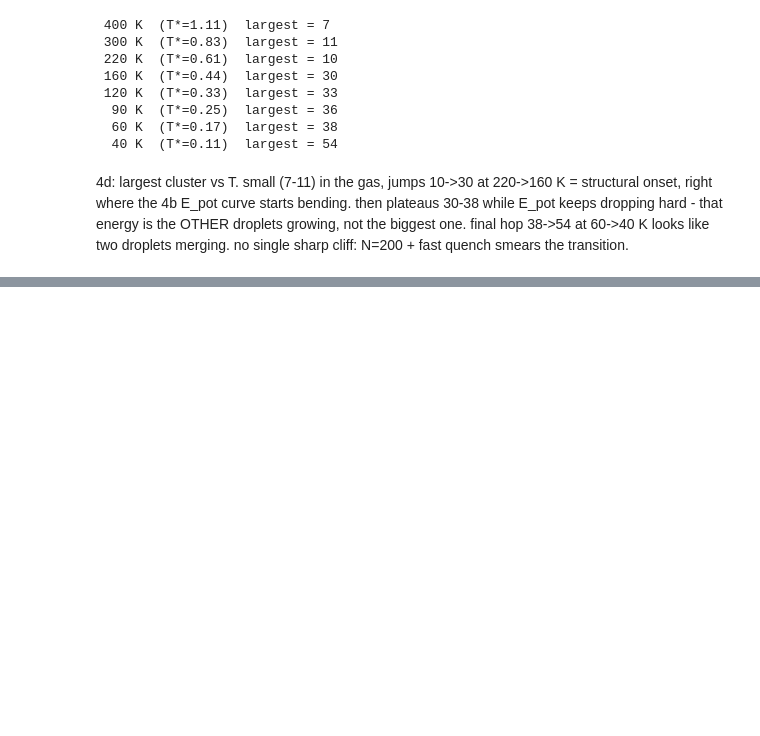
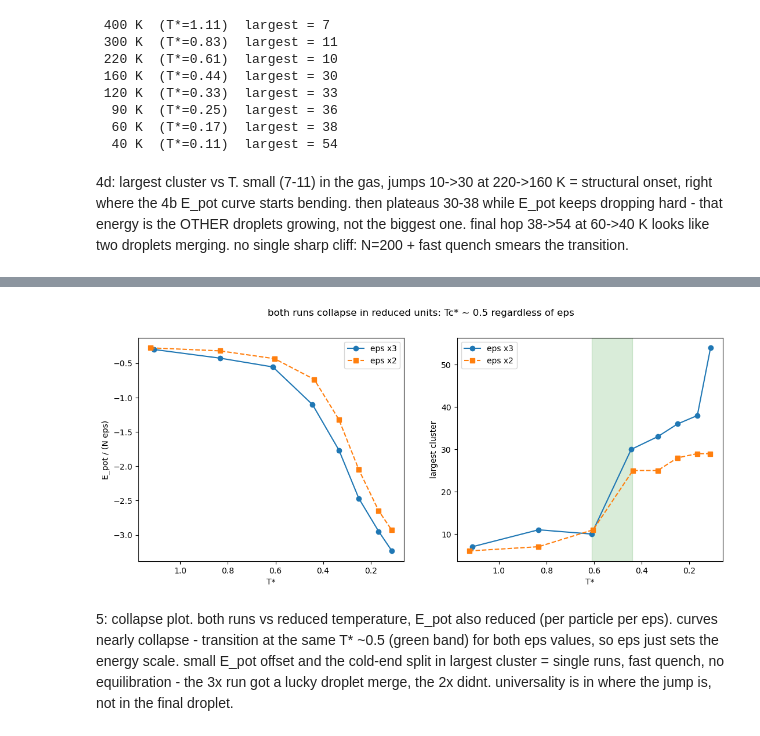
Before and after one commit to maggiehill2204-dotcom/md-project-13-group-02, a Jupyter notebook: condensation.ipynb, the cells around one changed output, grey strips where cells are left out. Cells and saved outputs as stored; diff of their text form; code cells hidden in the pictures; blank space fills up the shorter version.

```diff
--- a/condensation.ipynb
+++ b/condensation.ipynb
@@ -399,0 +486,12 @@ no single sharp cliff: N=200 + fast quench smears the transition.
+# %%
+# stage averages + largest cluster for the 2x run
+epot_stages_2x = epot_2x.reshape(len(schedule_2x), steps_per_stage)
+epot_avg_2x = epot_stages_2x[:, steps_per_stage // 2:].mean(axis=1)
+
+largest_2x = []
+for snap in snapshots_2x:
+    clusters = find_clusters(snap, box_length, cutoff)
+    largest_2x.append(max(len(c) for c in clusters))
+
+for T, e, s in zip(schedule_2x, epot_avg_2x, largest_2x):
+    print(f"{T:4d} K  (T*={T/240:.2f})  avg E_pot = {e:8.1f}   largest = {s}")
@@ -399,0 +507,37 @@ no single sharp cliff: N=200 + fast quench smears the transition.
+# %%
+
+# the collapse plot: both runs vs reduced temperature
+Tstar_3x = np.array(schedule) / 360
+Tstar_2x = np.array(schedule_2x) / 240
+
+fig, ax = plt.subplots(1, 2, figsize=(13, 5))
+
+# E_pot per particle per epsilon, so energies are in reduced units too
+eps3 = 3 * 120 * R * 1e-3
+ax[0].plot(Tstar_3x, epot_avg / (n_particles * eps3), "o-", label="eps x3")
+ax[0].plot(Tstar_2x, epot_avg_2x / (n_particles * epsilon_2x), "s--", label="eps x2")
+ax[0].set_xlabel("T*")
+ax[0].set_ylabel("E_pot / (N eps)")
+ax[0].invert_xaxis()
+ax[0].legend()
+
+ax[1].plot(Tstar_3x, largest, "o-", label="eps x3")
+ax[1].plot(Tstar_2x, largest_2x, "s--", label="eps x2")
+ax[1].axvspan(0.61, 0.44, alpha=0.15, color="green")
+ax[1].set_xlabel("T*")
+ax[1].set_ylabel("largest cluster")
+ax[1].invert_xaxis()
+ax[1].legend()
+
+plt.suptitle("both runs collapse in reduced units: Tc* ~ 0.5 regardless of eps")
+plt.savefig("5_epsilon_collapse.png", dpi=200, bbox_inches="tight")
+plt.show()
+# %% [output]
+[figure, added]
+# %% [markdown]
+5: collapse plot. both runs vs reduced temperature, E_pot also reduced (per
+particle per eps). curves nearly collapse - transition at the same T* ~0.5
+(green band) for both eps values, so eps just sets the energy scale. small
+E_pot offset and the cold-end split in largest cluster = single runs, fast
+quench, no equilibration - the 3x run got a lucky droplet merge, the 2x
+didnt. universality is in where the jump is, not in the final droplet.
```
Also changed, not shown: parts of 6 cells of this notebook, 2 other files.
